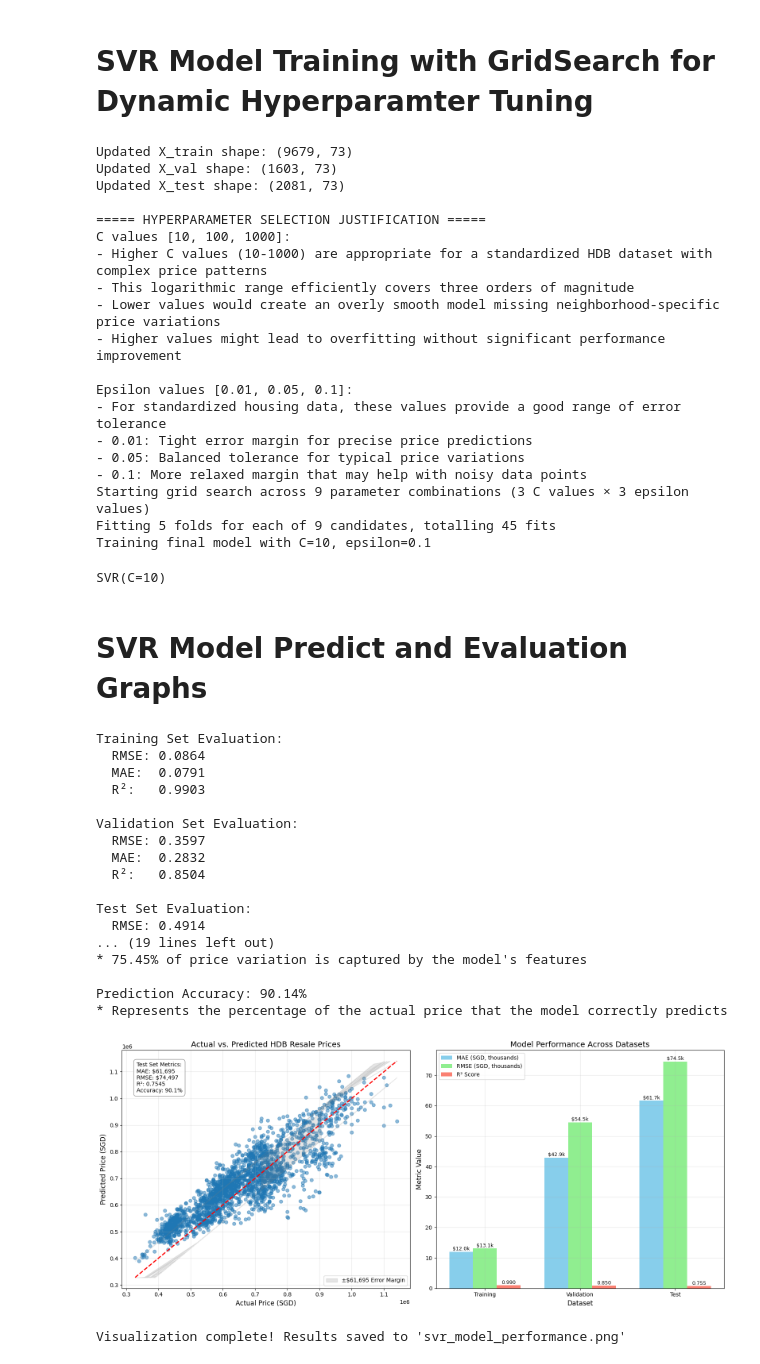
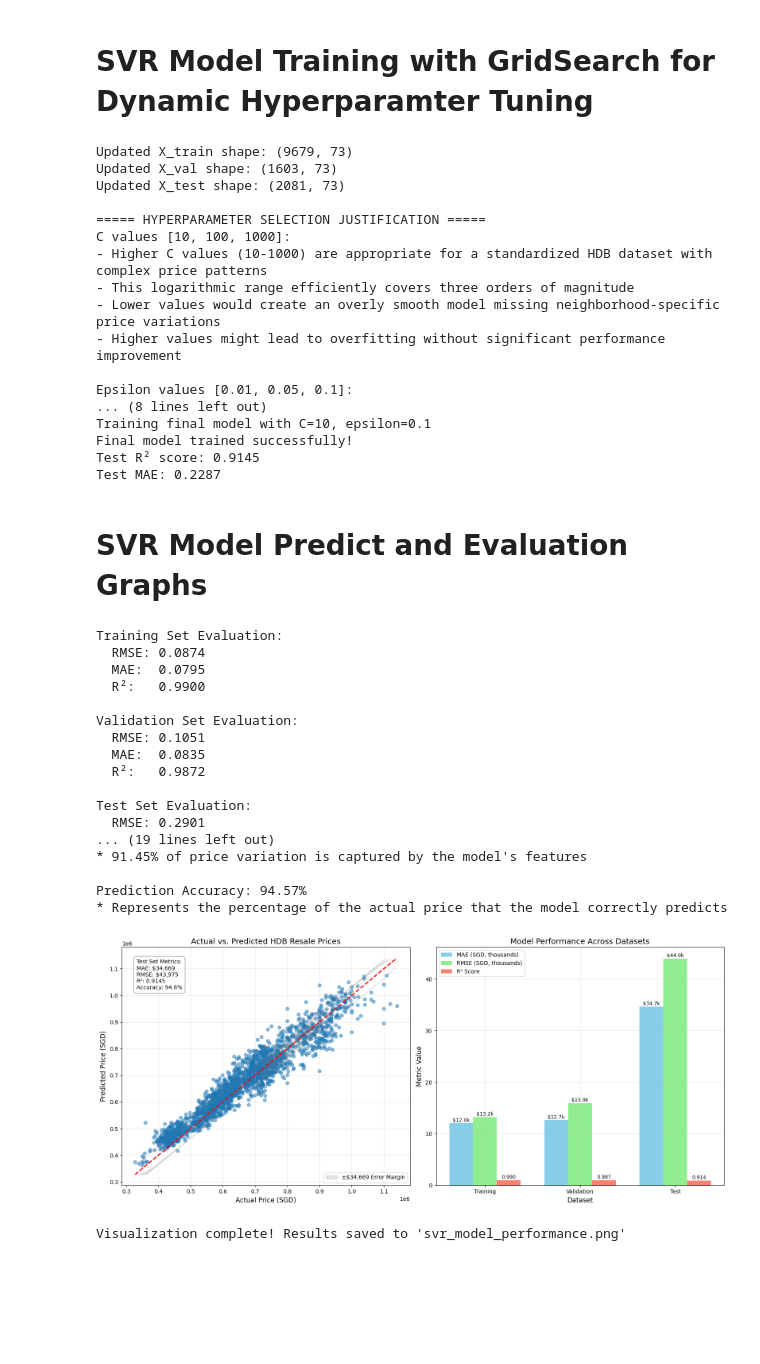
Before and after one commit to cheesexuanyang/Machine-Learning_lab-P5_Group11, a Jupyter notebook: INF2008_Project_SVRFinal.ipynb, the cells around one changed output. Saved outputs shown, nothing was run; the diff lists cells and outputs as text; code cells hidden in the pictures; blank space fills up the shorter version.

```diff
--- a/INF2008_Project_SVRFinal.ipynb
+++ b/INF2008_Project_SVRFinal.ipynb
@@ -710,11 +695,28 @@ grid_search = GridSearchCV(SVR(kernel="rbf"), param_grid, cv=5, scoring="r2", ve
 print("Starting grid search across 9 parameter combinations (3 C values × 3 epsilon values)")
 grid_search.fit(X_train, y_train)
 
-# Train SVR with optimized hyperparameters
+# Get best parameters
 best_params = grid_search.best_params_
+print(f"Best parameters: {best_params}")
+
+# OPTION 1: Combine training and validation sets for final model training
+print("Combining training and validation sets for final model training...")
+X_train_final = pd.concat([X_train, X_val])
+y_train_final = pd.concat([y_train, y_val])
+
+# Train final model with all available data (except test set)
 print(f"Training final model with C={best_params['C']}, epsilon={best_params['epsilon']}")
-model = SVR(kernel="rbf", C=best_params["C"], epsilon=best_params["epsilon"])
-model.fit(X_train, y_train)
+final_model = SVR(kernel="rbf", C=best_params["C"], epsilon=best_params["epsilon"])
+final_model.fit(X_train_final, y_train_final)
+
+print("Final model trained successfully!")
+
+# Evaluate on test set
+y_pred = final_model.predict(X_test)
+test_r2 = r2_score(y_test, y_pred)
+test_mae = mean_absolute_error(y_test, y_pred)
+print(f"Test R² score: {test_r2:.4f}")
+print(f"Test MAE: {test_mae:.4f}")
 # %% [output]
 Updated X_train shape: (9679, 73)
 Updated X_val shape: (1603, 73)
@@ -728,14 +730,11 @@ C values [10, 100, 1000]:
 - Higher values might lead to overfitting without significant performance improvement
 
 Epsilon values [0.01, 0.05, 0.1]:
-- For standardized housing data, these values provide a good range of error tolerance
-- 0.01: Tight error margin for precise price predictions
-- 0.05: Balanced tolerance for typical price variations
-- 0.1: More relaxed margin that may help with noisy data points
-Starting grid search across 9 parameter combinations (3 C values × 3 epsilon values)
-Fitting 5 folds for each of 9 candidates, totalling 45 fits
+... (8 lines left out)
 Training final model with C=10, epsilon=0.1
+Final model trained successfully!
+Test R² score: 0.9145
+Test MAE: 0.2287
-SVR(C=10)
 # %% [markdown]
 # SVR Model Predict and Evaluation Graphs
 # %%
@@ -765,9 +764,9 @@ price_mean = original_numerical_stats["resale_price"]["mean"]
 price_std = original_numerical_stats["resale_price"]["std"]
 
 # Evaluate on all sets (for scaled metrics)
-train_rmse, train_mae, train_r2, y_train_pred = evaluate_model(model, X_train, y_train, "Training")
-val_rmse, val_mae, val_r2, y_val_pred = evaluate_model(model, X_val, y_val, "Validation")
-test_rmse, test_mae, test_r2, y_test_pred = evaluate_model(model, X_test, y_test, "Test")
+train_rmse, train_mae, train_r2, y_train_pred = evaluate_model(final_model, X_train, y_train, "Training")
+val_rmse, val_mae, val_r2, y_val_pred = evaluate_model(final_model, X_val, y_val, "Validation")
+test_rmse, test_mae, test_r2, y_test_pred = evaluate_model(final_model, X_test, y_test, "Test")
 
 # Convert predictions and actual values back to dollar values
 y_train_actual_sgd = inverse_transform(y_train, price_mean, price_std)
@@ -866,41 +865,41 @@ plt.bar(x + width, r2_values, width, label='R² Score', color='salmon')
 
 plt.xlabel('Dataset', fontsize=12)
 plt.ylabel('Metric Value', fontsize=12)
 plt.title('Model Performance Across Datasets', fontsize=14)
 plt.xticks(x, datasets)
 plt.legend()
 plt.grid(True, alpha=0.3)
 
 # Add value labels on top of bars
 for i, v in enumerate(mae_values):
     plt.text(i - width, v + 0.05, f'${v:.1f}k', ha='center', va='bottom', fontsize=9)
 for i, v in enumerate(rmse_values):
     plt.text(i, v + 0.05, f'${v:.1f}k', ha='center', va='bottom', fontsize=9)
 for i, v in enumerate(r2_values):
     plt.text(i + width, v + 0.05, f'{v:.3f}', ha='center', va='bottom', fontsize=9)
 
 plt.tight_layout()
 plt.savefig('svr_model_performance.png', dpi=300)
 plt.show()
 
 print("\nVisualization complete! Results saved to 'svr_model_performance.png'")
 # %% [output]
 Training Set Evaluation:
-  RMSE: 0.0864
-  MAE:  0.0791
-  R²:   0.9903
+  RMSE: 0.0874
+  MAE:  0.0795
+  R²:   0.9900
 
 Validation Set Evaluation:
-  RMSE: 0.3597
-  MAE:  0.2832
-  R²:   0.8504
+  RMSE: 0.1051
+  MAE:  0.0835
+  R²:   0.9872
 
 Test Set Evaluation:
-  RMSE: 0.4914
+  RMSE: 0.2901
 ... (19 lines left out)
-* 75.45% of price variation is captured by the model's features
+* 91.45% of price variation is captured by the model's features
 
-Prediction Accuracy: 90.14%
+Prediction Accuracy: 94.57%
 * Represents the percentage of the actual price that the model correctly predicts
-[figure, old version]
+[figure, new version]
 Visualization complete! Results saved to 'svr_model_performance.png'
```
Also changed, not shown: parts of 2 cells of this notebook.
